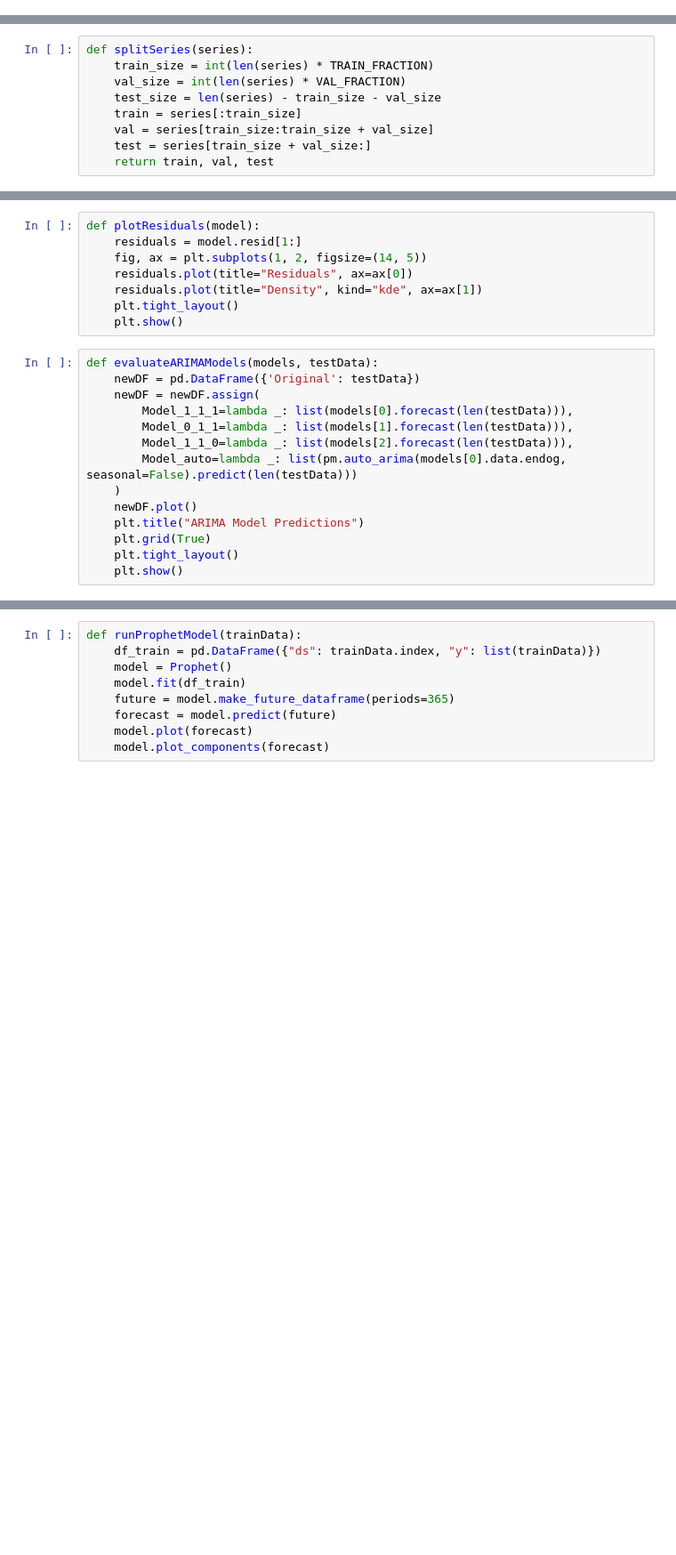
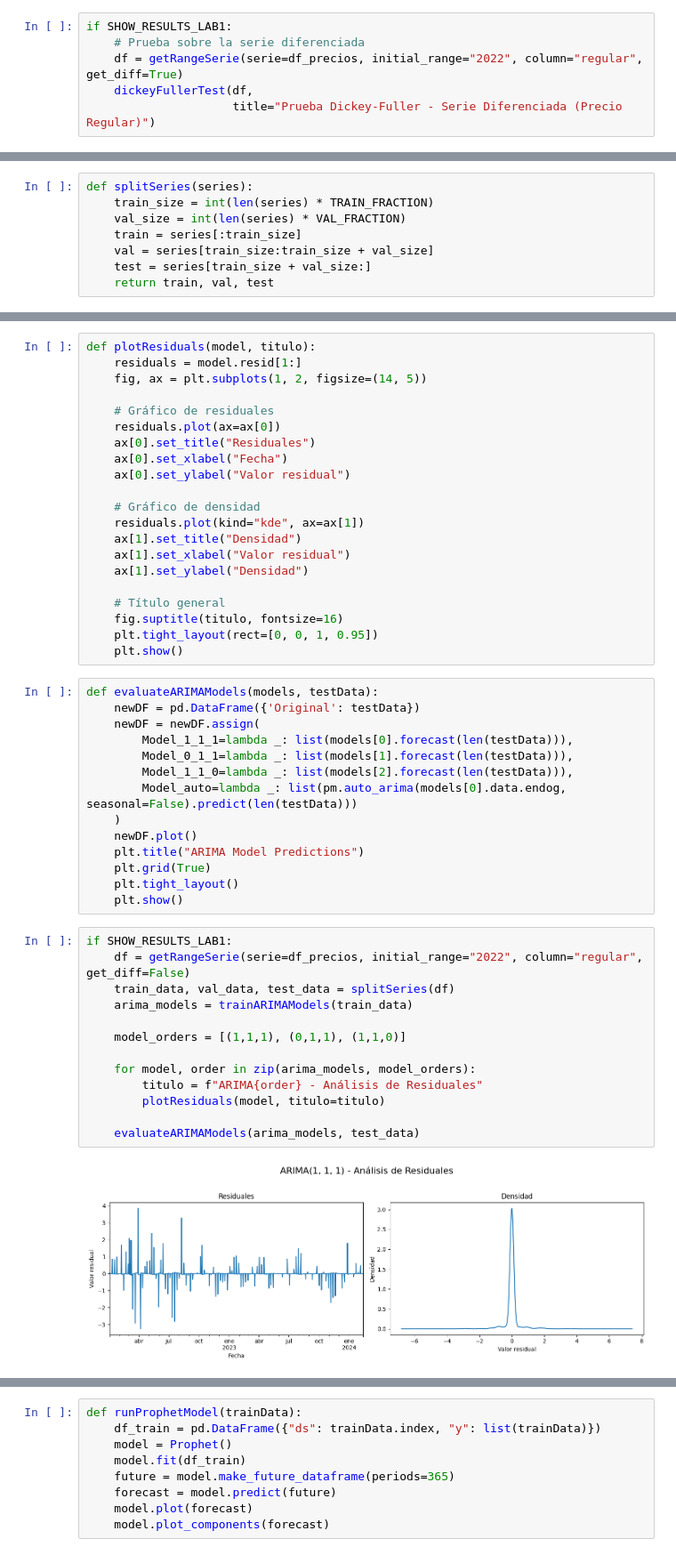
Before and after one commit to JosueSay/labs-ds, a Jupyter notebook: lab2/lab2.ipynb, the cells around one changed output, grey strips where cells are left out. Shown at 89% size. Cells and saved outputs as stored; diff of their text form; blank space fills up the shorter version.

Commit message:
feat: utilizando los modelos anteriores

```diff
--- a/lab2/lab2.ipynb
+++ b/lab2/lab2.ipynb
@@ -109,0 +231,6 @@ def dickeyFullerTest(series):
+# %%
+if SHOW_RESULTS_LAB1:
+    # Prueba sobre la serie diferenciada
+    df = getRangeSerie(serie=df_precios, initial_range="2022", column="regular", get_diff=True)
+    dickeyFullerTest(df,
+                     title="Prueba Dickey-Fuller - Serie Diferenciada (Precio Regular)")
@@ -111,7 +256,6 @@ def dickeyFullerTest(series):
 def splitSeries(series):
     train_size = int(len(series) * TRAIN_FRACTION)
     val_size = int(len(series) * VAL_FRACTION)
-    test_size = len(series) - train_size - val_size
     train = series[:train_size]
     val = series[train_size:train_size + val_size]
     test = series[train_size + val_size:]
@@ -125,12 +269,25 @@ def trainARIMAModels(trainData):
     ]
     return [model.fit() for model in models]
 # %%
-def plotResiduals(model):
+def plotResiduals(model, titulo):
     residuals = model.resid[1:]
     fig, ax = plt.subplots(1, 2, figsize=(14, 5))
-    residuals.plot(title="Residuals", ax=ax[0])
-    residuals.plot(title="Density", kind="kde", ax=ax[1])
-    plt.tight_layout()
+
+    # Gráfico de residuales
+    residuals.plot(ax=ax[0])
+    ax[0].set_title("Residuales")
+    ax[0].set_xlabel("Fecha")
+    ax[0].set_ylabel("Valor residual")
+
+    # Gráfico de densidad
+    residuals.plot(kind="kde", ax=ax[1])
+    ax[1].set_title("Densidad")
+    ax[1].set_xlabel("Valor residual")
+    ax[1].set_ylabel("Densidad")
+
+    # Título general
+    fig.suptitle(titulo, fontsize=16)
+    plt.tight_layout(rect=[0, 0, 1, 0.95])
     plt.show()
 # %%
 def evaluateARIMAModels(models, testData):
@@ -146,3 +303,18 @@ def evaluateARIMAModels(models, testData):
     plt.grid(True)
     plt.tight_layout()
     plt.show()
+# %%
+if SHOW_RESULTS_LAB1:
+    df = getRangeSerie(serie=df_precios, initial_range="2022", column="regular", get_diff=False)
+    train_data, val_data, test_data = splitSeries(df)
+    arima_models = trainARIMAModels(train_data)
+
+    model_orders = [(1,1,1), (0,1,1), (1,1,0)]
+
+    for model, order in zip(arima_models, model_orders):
+        titulo = f"ARIMA{order} - Análisis de Residuales"
+        plotResiduals(model, titulo=titulo)
+
+    evaluateARIMAModels(arima_models, test_data)
+# %% [output]
+[figure, added]
```
Also changed, not shown: parts of 17 cells of this notebook, 5 other files.
